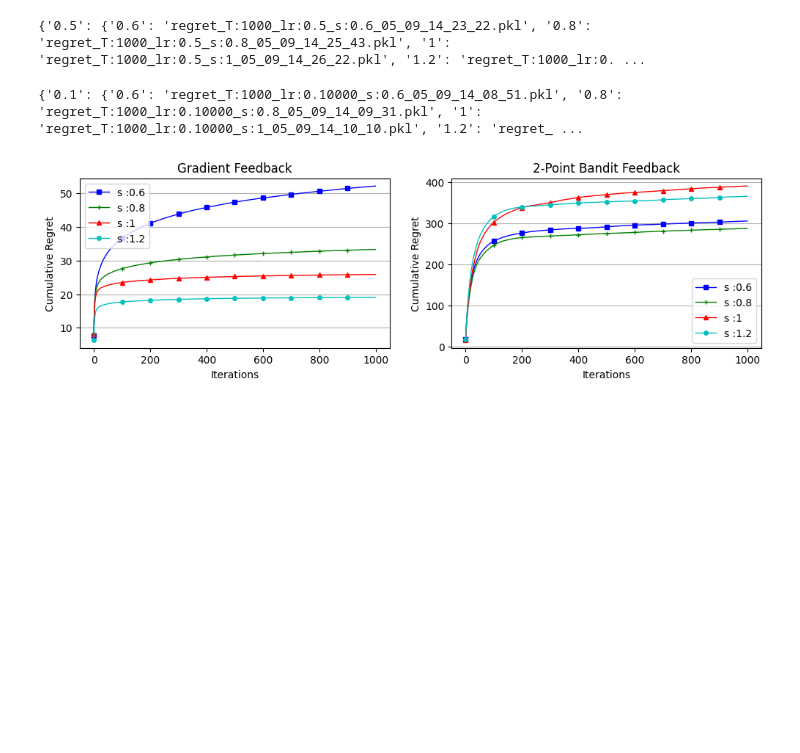
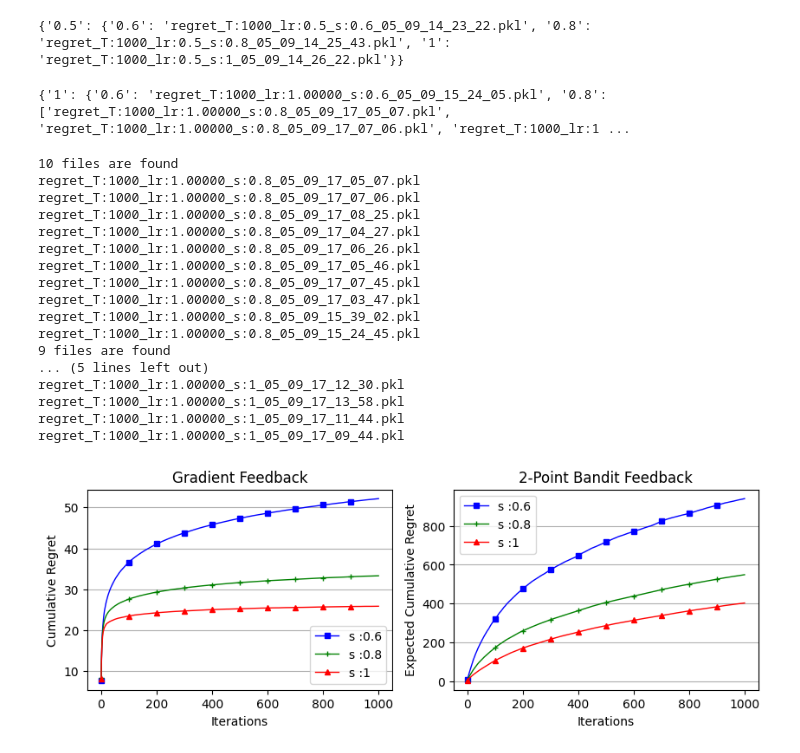
Before and after one commit to emreesahinoglu/DecOnRiem, a Jupyter notebook: visualize.ipynb, the cells around one changed output. Saved outputs shown, nothing was run; the diff lists cells and outputs as text; code cells hidden in the pictures; blank space fills up the shorter version.

```diff
--- a/visualize.ipynb
+++ b/visualize.ipynb
@@ -24,38 +39,43 @@ def order_file_names(files,lr_tup,s_tup):
         file_dict[f'{lr}']={}
         for s in s_tup:
             file2 = [file for file in file1 if file.find(f's:{s}_')>0]
-            file_dict[f'{lr}'][f'{s}'] = file2[0]
+            # print(file2)
+            if len(file2)>1:
+                file_dict[f'{lr}'][f'{s}'] = file2
+            else:
+                file_dict[f'{lr}'][f'{s}'] = file2[0]
     return file_dict
 # %%
 result_folder_full ='results_full_adap/'
 files = [file for file in os.listdir(result_folder_full) if file.endswith('.pkl')]
 
 lr_tup= (0.5,)
-s_tup_full = (0.8,1,1.2)
+s_tup_full = (0.6,0.8,1)
 
 full_file_dict = order_file_names(files,lr_tup,s_tup_full)
 print(full_file_dict)
 # %% [output]
-{'0.5': {'0.6': 'regret_T:1000_lr:0.5_s:0.6_05_09_14_23_22.pkl', '0.8': 'regret_T:1000_lr:0.5_s:0.8_05_09_14_25_43.pkl', '1': 'regret_T:1000_lr:0.5_s:1_05_09_14_26_22.pkl', '1.2': 'regret_T:1000_lr:0. ...
+{'0.5': {'0.6': 'regret_T:1000_lr:0.5_s:0.6_05_09_14_23_22.pkl', '0.8': 'regret_T:1000_lr:0.5_s:0.8_05_09_14_25_43.pkl', '1': 'regret_T:1000_lr:0.5_s:1_05_09_14_26_22.pkl'}}
 # %%
 result_folder_bandit ='results_bandit_adap/'
 files = [file for file in os.listdir(result_folder_bandit) if file.endswith('.pkl')]
 
-lr_tup= (0.1,)
-s_tup_ban = (0.8,1,1.2)
+lr_tup_ban= (1,)
+s_tup_ban = (0.6,0.8,1)
 
-bandit_file_dict = order_file_names(files,lr_tup,s_tup_ban)
+bandit_file_dict = order_file_names(files,lr_tup_ban,s_tup_ban)
 print(bandit_file_dict)
 # %% [output]
-{'0.1': {'0.6': 'regret_T:1000_lr:0.10000_s:0.6_05_09_14_08_51.pkl', '0.8': 'regret_T:1000_lr:0.10000_s:0.8_05_09_14_09_31.pkl', '1': 'regret_T:1000_lr:0.10000_s:1_05_09_14_10_10.pkl', '1.2': 'regret_ ...
+{'1': {'0.6': 'regret_T:1000_lr:1.00000_s:0.6_05_09_15_24_05.pkl', '0.8': ['regret_T:1000_lr:1.00000_s:0.8_05_09_17_05_07.pkl', 'regret_T:1000_lr:1.00000_s:0.8_05_09_17_07_06.pkl', 'regret_T:1000_lr:1 ...
 # %%
 
+T=1000
 style = ['b-s','r-s','g-s','m-s','b-*','r-*','g-*','m-*','b-s','r-s','g-s','m-s','b-*','r-*','g-*','m-*']
 markers=['s','+','^','o','v','2']
 colors = ['b','g','r','c','m']
 
 # fig, axs = plt.subplots(1, 5,figsize=(10, 8),sharey=True)
-fig, axs = plt.subplots(1, 2,figsize=(12, 3))
+fig, axs = plt.subplots(1, 2,figsize=(10, 3))
 
 lr_val = 0.5
 
@@ -80,41 +100,66 @@ for idx,s in enumerate(s_tup_full):
     axs[0].legend()
     axs[0].set_xlabel('Iterations')
     axs[0].set_ylabel('Cumulative Regret')
     axs[0].grid(True,axis='y')
 
 
     # plt.title(f's = {s:.2f} Regret : {regret.sum():.4f}')
 
 
-lr_val = 0.1
+# lr_val = 0.1
+lr_val = 1
+lr_val = lr_tup_ban[0]
 for idx,s in enumerate(s_tup_ban):
-    file = bandit_file_dict[f'{lr_val}'][f'{s}']
-    results,config = read_file(result_folder_bandit,file)
+    files = bandit_file_dict[f'{lr_val}'][f'{s}']
+    # print(files)
+    # results,config = read_file(result_folder_bandit,files)
 
-    regret = results['regret']
-    actions = results['actions']
-    sampled_points = results['points']
-    lr = config['lr']
-    s = config['s']
+    lr=lr_val
+    regret = compute_average_regret(result_folder_bandit,files,T)
+
+
+    # regret = results['regret']
+    # print(regret[-1])
+    # actions = results['actions']
+    # sampled_points = results['points']
+    # lr = config['lr']
+    # s = config['s']
     # regret = compute_regret(actions,sampled_points)
 
 
     st = colors[idx]+'-'+markers[idx]
     label = f's :{s}'
     # ax1[0].plot(iterations,avg_grad_norm_pt,st,linewidth=1, markersize=4, markevery=20,label = label)
     reg = np.cumsum(regret)
     axs[1].plot(reg,st,linewidth=1, markersize=4, markevery=100,label = label)
     axs[1].set_title(f'2-Point Bandit Feedback')
     axs[1].legend()
     axs[1].set_xlabel('Iterations')
-    axs[1].set_ylabel('Cumulative Regret')
+    axs[1].set_ylabel('Expected Cumulative Regret')
     axs[1].grid(True,axis='y')
 
 
 # plt.title(lr_val)
 # plt.legend()
 
-# plt.savefig('figures/regret_full_sphere_1.pdf', format="pdf", bbox_inches="tight")
+# plt.savefig('figures/regret_full_bandit_1.pdf', format="pdf", bbox_inches="tight")
 plt.show()
 # %% [output]
+10 files are found
+regret_T:1000_lr:1.00000_s:0.8_05_09_17_05_07.pkl
+regret_T:1000_lr:1.00000_s:0.8_05_09_17_07_06.pkl
+regret_T:1000_lr:1.00000_s:0.8_05_09_17_08_25.pkl
+regret_T:1000_lr:1.00000_s:0.8_05_09_17_04_27.pkl
+regret_T:1000_lr:1.00000_s:0.8_05_09_17_06_26.pkl
+regret_T:1000_lr:1.00000_s:0.8_05_09_17_05_46.pkl
+regret_T:1000_lr:1.00000_s:0.8_05_09_17_07_45.pkl
+regret_T:1000_lr:1.00000_s:0.8_05_09_17_03_47.pkl
+regret_T:1000_lr:1.00000_s:0.8_05_09_15_39_02.pkl
+regret_T:1000_lr:1.00000_s:0.8_05_09_15_24_45.pkl
+9 files are found
+... (5 lines left out)
+regret_T:1000_lr:1.00000_s:1_05_09_17_12_30.pkl
+regret_T:1000_lr:1.00000_s:1_05_09_17_13_58.pkl
+regret_T:1000_lr:1.00000_s:1_05_09_17_11_44.pkl
+regret_T:1000_lr:1.00000_s:1_05_09_17_09_44.pkl
-[figure, old version]
+[figure, new version]
```
Also changed, not shown: parts of 4 cells of this notebook.
